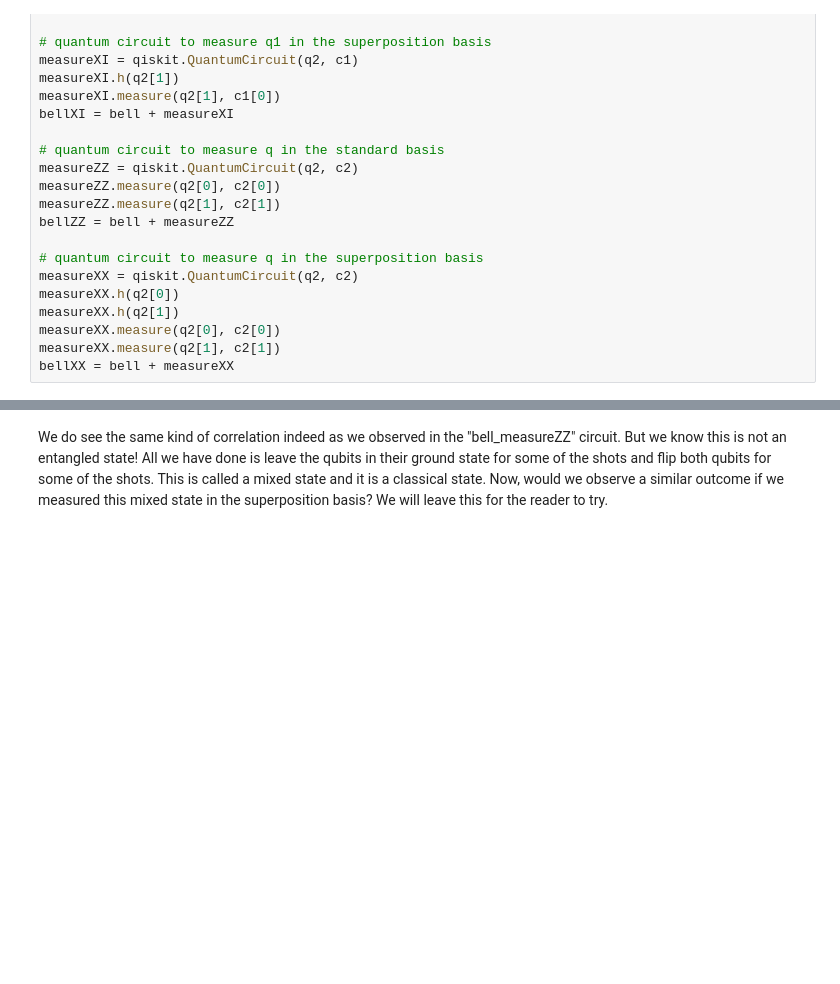
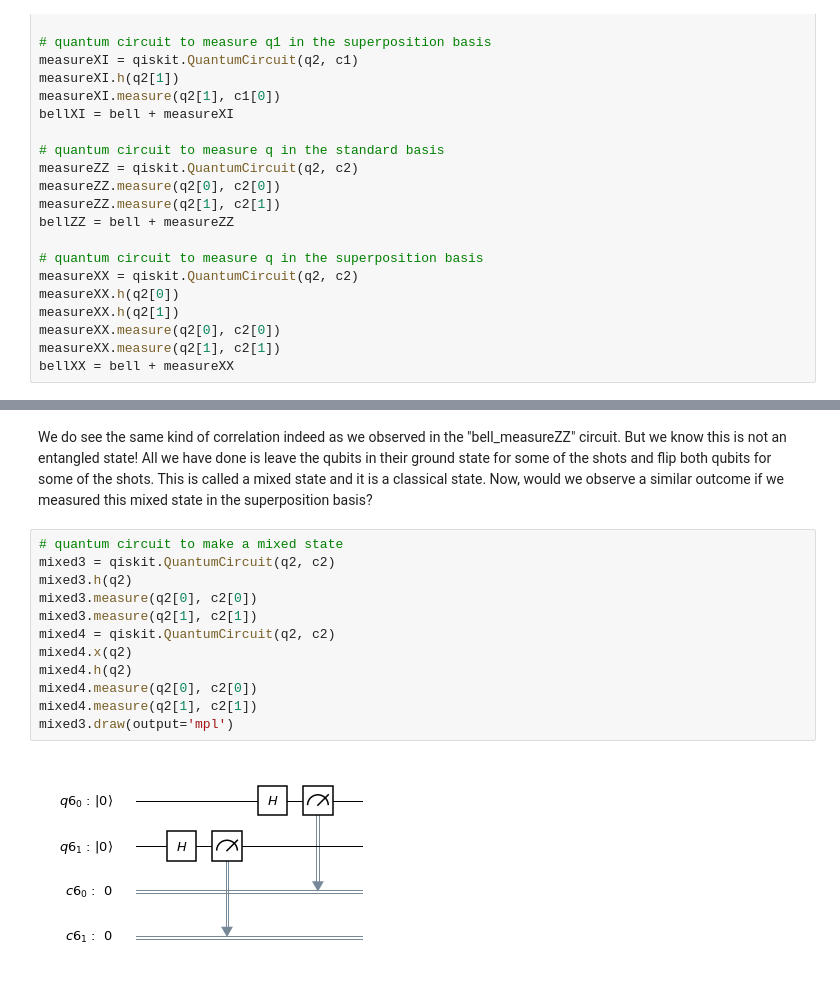
Before and after one commit to mtreinish/qiskit-workshop, a Jupyter notebook: Workshop.ipynb, the cells around one changed output, grey strips where cells are left out. Drawn from its saved outputs; the diff is of its cells as text; blank space fills up the shorter version.

```diff
--- a/Workshop.ipynb
+++ b/Workshop.ipynb
@@ -386,2 +473,16 @@ qiskit.tools.visualization.plot_histogram(ground + excited)
 # %% [markdown]
-We do see the same kind of correlation indeed as we observed in the "bell_measureZZ" circuit. But we know this is not an entangled state! All we have done is leave the qubits in their ground state for some of the shots and flip both qubits for some of the shots. This is called a mixed state and it is a classical state. Now, would we observe a similar outcome if we measured this mixed state in the superposition basis? We will leave this for the reader to try.
+We do see the same kind of correlation indeed as we observed in the "bell_measureZZ" circuit. But we know this is not an entangled state! All we have done is leave the qubits in their ground state for some of the shots and flip both qubits for some of the shots. This is called a mixed state and it is a classical state. Now, would we observe a similar outcome if we measured this mixed state in the superposition basis?
+# %%
+# quantum circuit to make a mixed state
+mixed3 = qiskit.QuantumCircuit(q2, c2)
+mixed3.h(q2)
+mixed3.measure(q2[0], c2[0])
+mixed3.measure(q2[1], c2[1])
+mixed4 = qiskit.QuantumCircuit(q2, c2)
+mixed4.x(q2)
+mixed4.h(q2)
+mixed4.measure(q2[0], c2[0])
+mixed4.measure(q2[1], c2[1])
+mixed3.draw(output='mpl')
+# %% [output]
+[figure, added]
```
Also changed, not shown: parts of 52 cells of this notebook, 2 other files.
